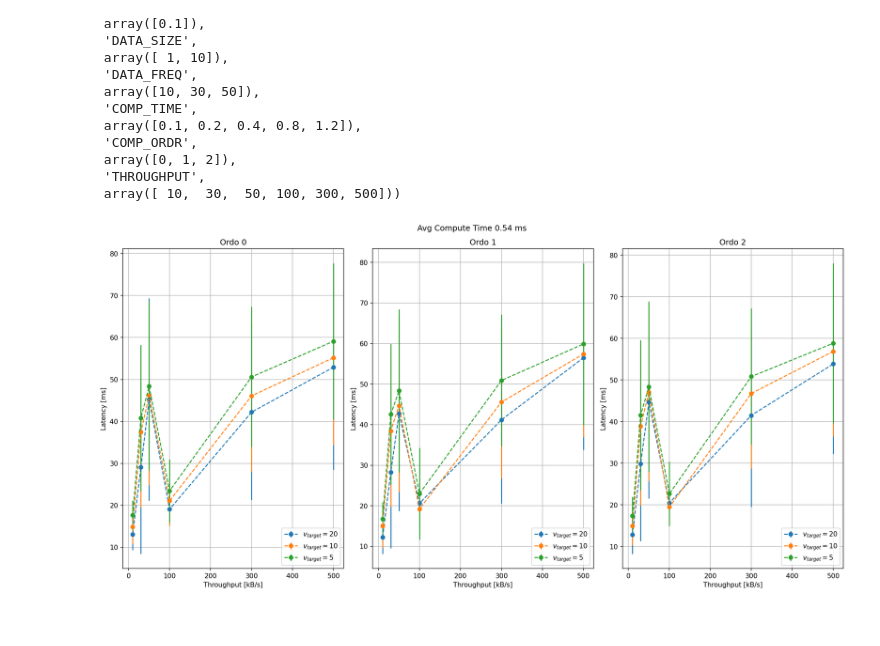
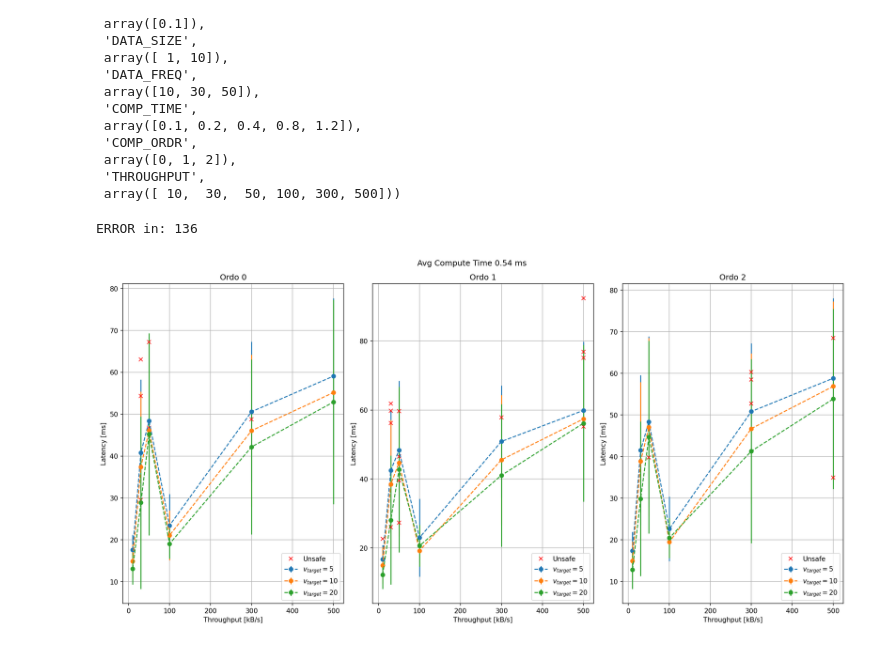
Before and after one commit to KTH-SML/kaarmu_svea, a Jupyter notebook: src/wp3_tests/notebooks/analysis.ipynb, the cells around one changed output. Cells and saved outputs as stored; diff of their text form; code cells hidden in the pictures.

Commit message:
Adding unsafe points

```diff
--- a/src/wp3_tests/notebooks/analysis.ipynb
+++ b/src/wp3_tests/notebooks/analysis.ipynb
@@ -36,38 +36,49 @@ unique_throughputs = conf_df["THROUGHPUT"].unique().tolist() # use as x-axis
 target_vel = conf_df["TARG_VEL"].unique().tolist() # use as legend
 comp_time_mean = conf_df["COMP_TIME"].mean()
 ordos = conf_df["COMP_ORDR"].unique().tolist()
 
 fig = plt.figure(figsize=(16,8),dpi=150)
 fig.set_tight_layout(True)
 for k, ordo in enumerate(ordos):
     ax = fig.add_subplot(1, len(ordos), k+1)
-    for vel in reversed(target_vel):
+    unsafe = pd.DataFrame()
+    for vel in target_vel:
+    # for vel in reversed(target_vel):
         x_tp = []
         y_lat = []
         y_std = []
         for i, throughput in enumerate(unique_throughputs):
-            test_cases = conf_df.loc[(conf_df["THROUGHPUT"]==throughput) & (conf_df["TARG_VEL"]==vel) & (conf_df["COMP_ORDR"] == ordo)].index.tolist()
+            test_cases = conf_df.loc[(conf_df["THROUGHPUT"] == throughput) & (conf_df["TARG_VEL"] == vel) & (conf_df["COMP_ORDR"] == ordo)].index.tolist()
             # Load all the test cases with the particular throughput and target_velocity
             svea2_df, svea5_df = pd.DataFrame(), pd.DataFrame()
             for test_case in test_cases:
-                _, svea2_loc_df, svea5_loc_df = load_test_case(TEST_SUITE,f"test_{test_case}")
-                svea2_df = pd.concat([svea2_df,svea2_loc_df])
-                svea5_df = pd.concat([svea5_df,svea5_loc_df])
+                try:
+                    _, svea2_loc_df, svea5_loc_df = load_test_case(TEST_SUITE,f"test_{test_case}")
+                    svea2_df = pd.concat([svea2_df,svea2_loc_df])
+                    svea5_df = pd.concat([svea5_df,svea5_loc_df])
+                except Exception as e:
+                    print("ERROR in:", test_case)
 
             x_tp.append(throughput)
-            y_lat.append(svea2_df["LATENCY"].mean())
-            y_std.append(svea2_df["LATENCY"].std())
+            y_lat.append(svea2_df["LATENCY"].loc[svea2_df["IS_SAFE"]==True].mean())
+            y_std.append(svea2_df["LATENCY"].loc[svea2_df["IS_SAFE"]==True].std())
+
+            unsafe = pd.concat([unsafe, svea2_df.loc[svea2_df["IS_SAFE"]==False][["THROUGHPUT", "IS_SAFE", "LATENCY"]]])
+            # unsafe = pd.concat([unsafe, svea2_df.loc[svea2_df["IS_SAFE"]==False]])
+
             # ax =fig.add_subplot(1,len(unique_throughputs),i+1)
             # print(throughput,vel, svea2_df.shape)
             # ax.plot(svea2_df["THROUGHPUT"],svea2_df["LATENCY"], "-o",label=r"$v_{target}=$"+str(vel))
         ax.errorbar(x_tp,y_lat, yerr=y_std, fmt="--o", label=r"$v_{target}=$"+str(vel))
+    ax.plot(unsafe["THROUGHPUT"], unsafe["LATENCY"], "rx", label="Unsafe")
 
     ax.set_xlabel("Throughput [kB/s]")
     ax.set_ylabel("Latency [ms]")
     ax.set_title(f"Ordo {ordo}")
     ax.grid()
     ax.legend(loc="lower right")
 plt.suptitle(f"Avg Compute Time {comp_time_mean:.2f} ms")
 plt.savefig(TEST_SUITE+".png")
 # %% [output]
+ERROR in: 136
-[figure, old version]
+[figure, new version]
```
Also changed, not shown: 1 other file.
